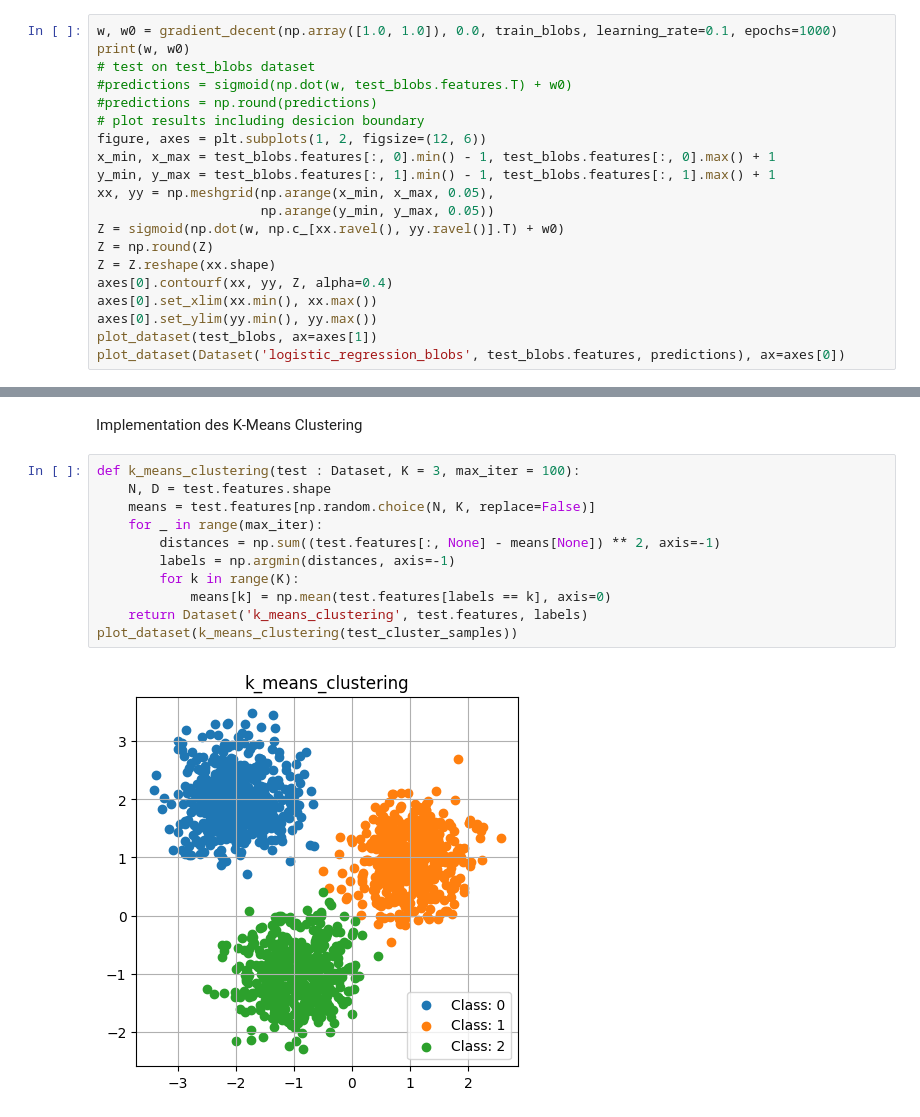
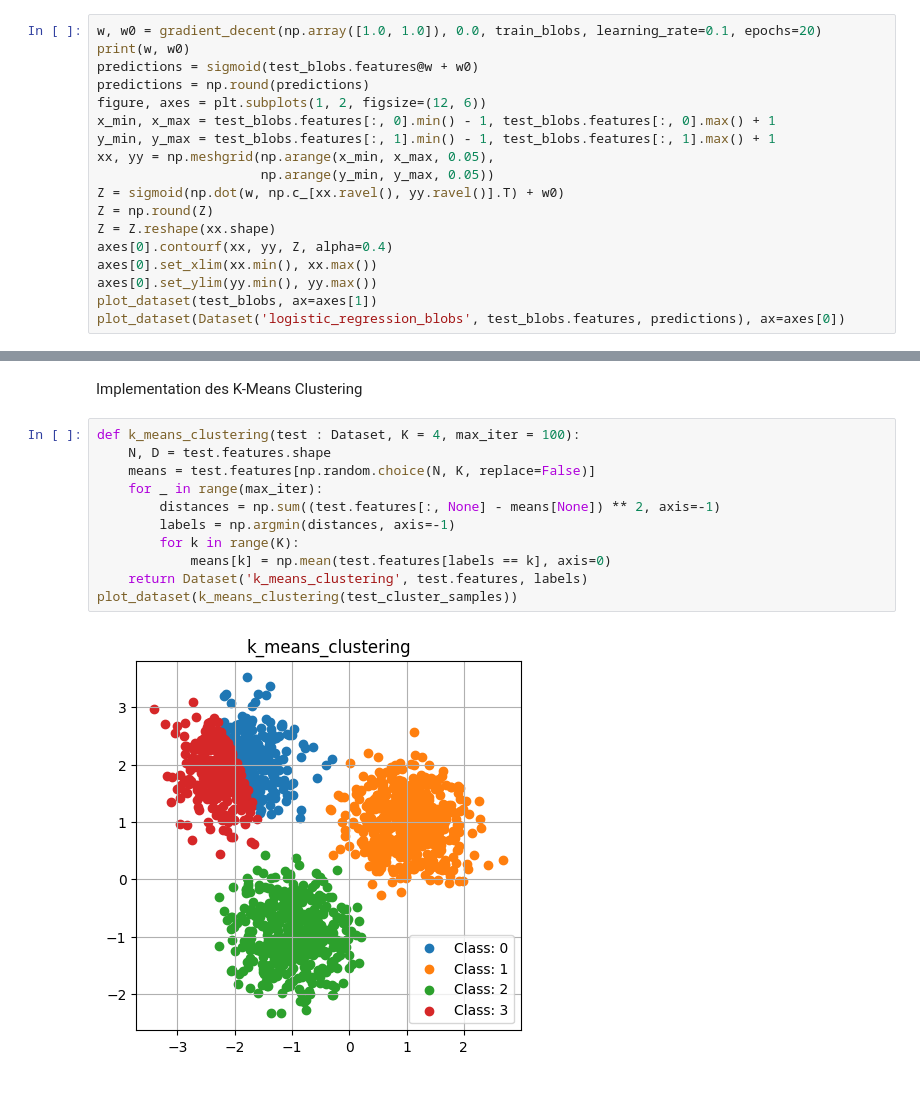
Before and after one commit to dns1403/Numerik_Seminar, a Jupyter notebook: Numerik Seminar CODE.ipynb, the cells around one changed output, grey strips where cells are left out. Saved outputs shown, nothing was run; the diff lists cells and outputs as text.

```diff
--- a/Numerik Seminar CODE.ipynb
+++ b/Numerik Seminar CODE.ipynb
@@ -246,12 +244,10 @@ def gradient_decent(w, w0, test: Dataset, learning_rate=0.1, epochs=1000, return
 # %% [markdown]
 Die hierdurch erreichte Entscheidungsregel:
 # %%
-w, w0 = gradient_decent(np.array([1.0, 1.0]), 0.0, train_blobs, learning_rate=0.1, epochs=1000)
+w, w0 = gradient_decent(np.array([1.0, 1.0]), 0.0, train_blobs, learning_rate=0.1, epochs=20)
 print(w, w0)
-# test on test_blobs dataset
-#predictions = sigmoid(np.dot(w, test_blobs.features.T) + w0)
-#predictions = np.round(predictions)
-# plot results including desicion boundary
+predictions = sigmoid(test_blobs.features@w + w0)
+predictions = np.round(predictions)
 figure, axes = plt.subplots(1, 2, figsize=(12, 6))
 x_min, x_max = test_blobs.features[:, 0].min() - 1, test_blobs.features[:, 0].max() + 1
 y_min, y_max = test_blobs.features[:, 1].min() - 1, test_blobs.features[:, 1].max() + 1
@@ -319,15 +315,15 @@ plot_dataset(test_cluster_samples)
 # %% [markdown]
 Implementation des K-Means Clustering
 # %%
-def k_means_clustering(test : Dataset, K = 3, max_iter = 100):
+def k_means_clustering(test : Dataset, K = 4, max_iter = 100):
     N, D = test.features.shape
     means = test.features[np.random.choice(N, K, replace=False)]
     for _ in range(max_iter):
         distances = np.sum((test.features[:, None] - means[None]) ** 2, axis=-1)
         labels = np.argmin(distances, axis=-1)
         for k in range(K):
             means[k] = np.mean(test.features[labels == k], axis=0)
     return Dataset('k_means_clustering', test.features, labels)
 plot_dataset(k_means_clustering(test_cluster_samples))
 # %% [output]
-[figure, old version]
+[figure, new version]
```
Also changed, not shown: parts of 5 cells of this notebook.
